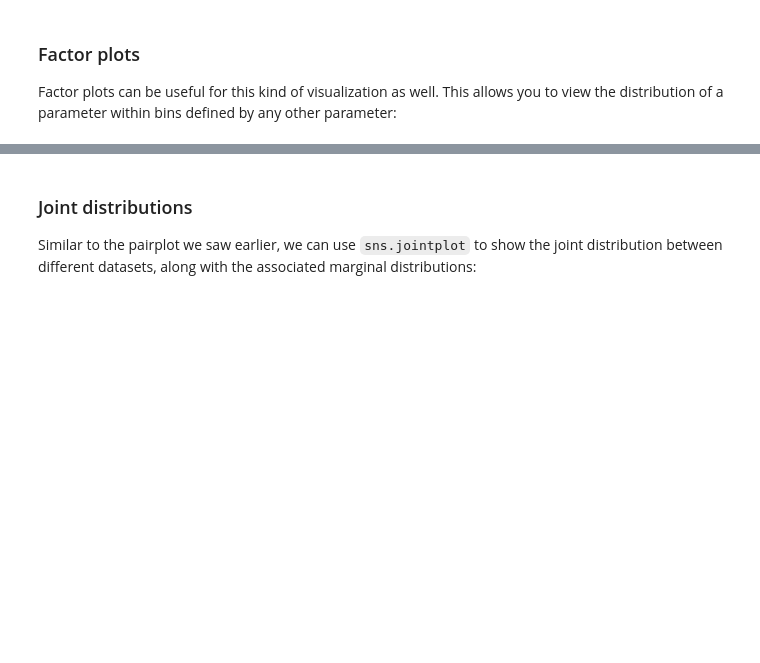
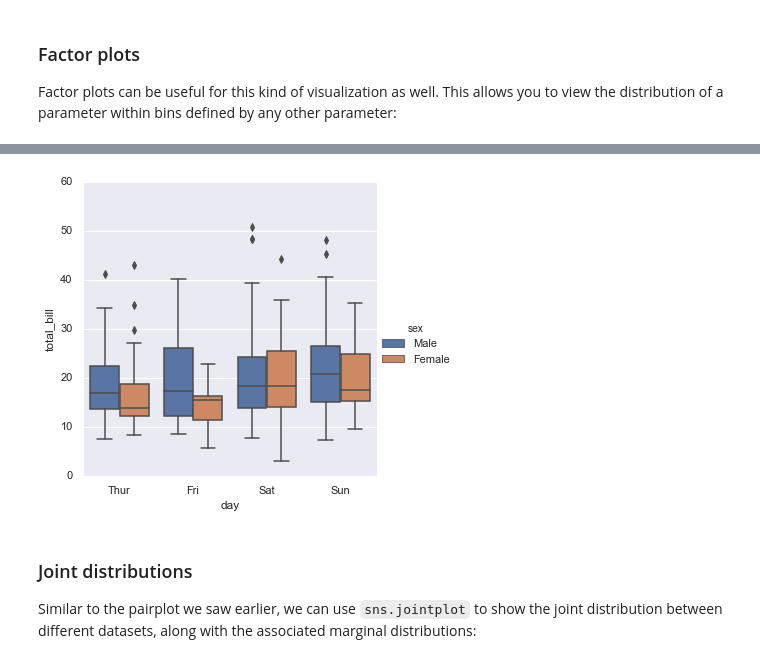
Before and after one commit to gbrs/VanderPlas_Python_DS_Handbook, a Jupyter notebook: notebooks/04.14-Visualization-With-Seaborn.ipynb, the cells around one changed output, grey strips where cells are left out. Saved outputs shown, nothing was run; the diff lists cells and outputs as text; code cells hidden in the pictures; blank space fills up the shorter version.

```diff
--- a/notebooks/04.14-Visualization-With-Seaborn.ipynb
+++ b/notebooks/04.14-Visualization-With-Seaborn.ipynb
@@ -212,3 +212,8 @@ with sns.axes_style(style='ticks'):
+# %%
+##
+sns.catplot("day", "total_bill", "sex", data=tips, kind="box");
+# %% [output]
+[figure, added]
 # %% [markdown]
 ### Joint distributions
 
```
Also changed, not shown: parts of 8 cells of this notebook.
